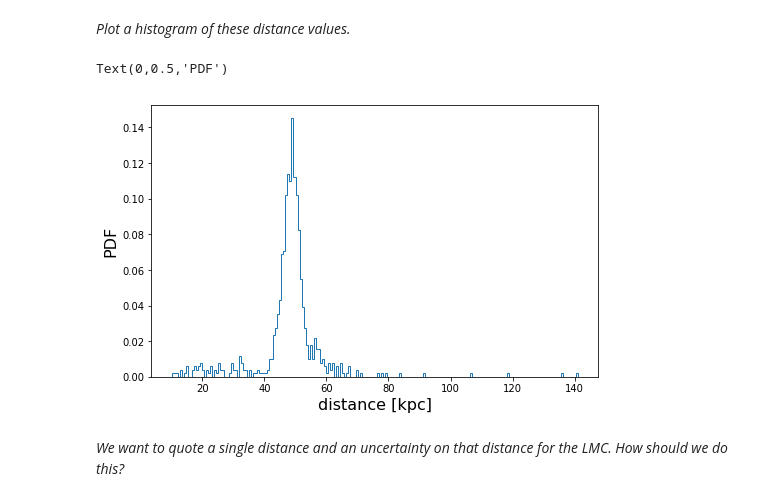
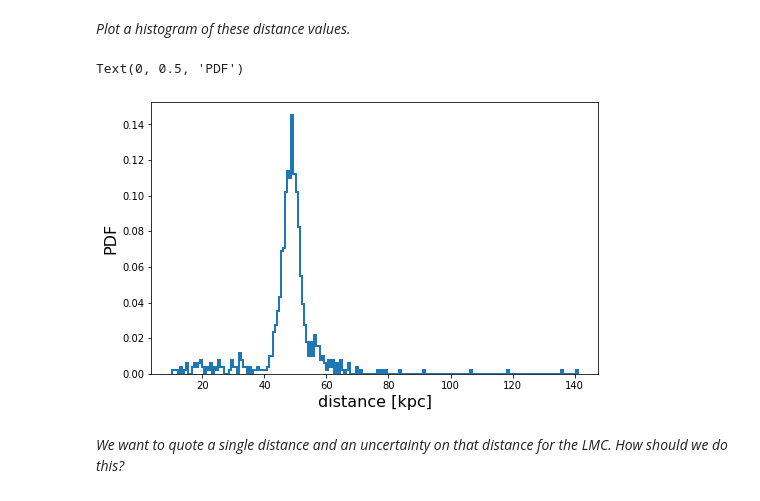
Before and after one commit to ageller/CIERA_REU, a Jupyter notebook: Python_tutorial_sequence/Part4/Cepheids_LMC_SOLUTIONS.ipynb, the cells around one changed output. Cells and saved outputs as stored; diff of their text form; code cells hidden in the pictures.

```diff
--- a/Python_tutorial_sequence/Part4/Cepheids_LMC_SOLUTIONS.ipynb
+++ b/Python_tutorial_sequence/Part4/Cepheids_LMC_SOLUTIONS.ipynb
@@ -259,12 +261,12 @@ print(LMCd)
 *Plot a histogram of these distance values.*
 # %%
 f, ax = plt.subplots(figsize = (8,5))
-h,b, im = ax.hist(LMCd, bins = 200, histtype='step', fill=False, density=True)
+h,b, im = ax.hist(LMCd, bins = 200, histtype='step', fill=False, density=True, linewidth=2)
 ax.set_xlabel('distance [kpc]',fontsize=16)
 ax.set_ylabel('PDF', fontsize=16)
 # %% [output]
-Text(0,0.5,'PDF')
+Text(0, 0.5, 'PDF')
-[figure, old version]
+[figure, new version]
 # %% [markdown]
 *We want to quote a single distance and an uncertainty on that distance for the LMC.  How should we do this?*
 # %% [markdown]
```
Also changed, not shown: parts of 12 cells of this notebook, 1 other file.
